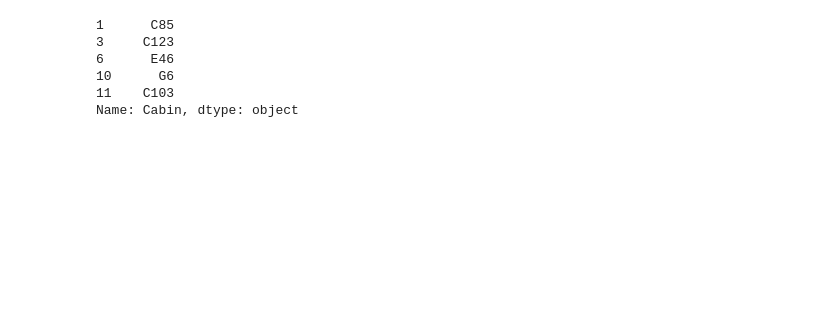
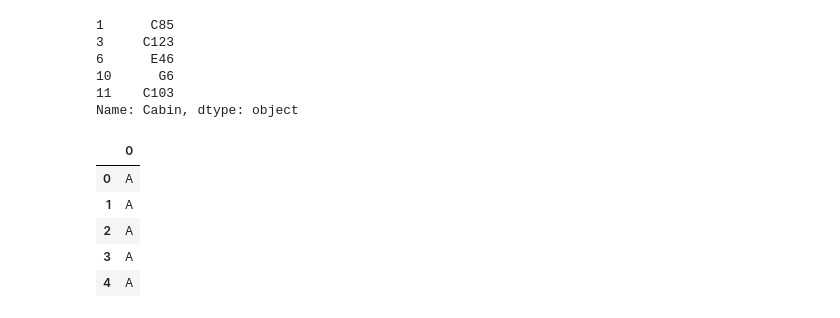
Before and after one commit to hkacmaz/Titanic-Passenger-Survivors, a Jupyter notebook: Titanic Survivors Analysis.ipynb, the cells around one changed output. Drawn from its saved outputs; the diff is of its cells as text; code cells hidden in the pictures; blank space fills up the shorter version.

Commit message:
cabin_df DataFrame created
By using deck DataFrame, 1st dropped unknown deck numbers. Then bey getting first letters 'cabin_df' has been created.

```diff
--- a/Titanic Survivors Analysis.ipynb
+++ b/Titanic Survivors Analysis.ipynb
@@ -147,3 +147,21 @@ deck.head()
 10      G6
 11    C103
 Name: Cabin, dtype: object
+# %%
+levels = []
+
+for level in deck:
+    levels.append(level[0])
+
+levels.sort()
+# %%
+cabin_df = DataFrame(levels)
+# %%
+cabin_df.head()
+# %% [output]
+|  | 0 |
+| 0 | A |
+| 1 | A |
+| 2 | A |
+| 3 | A |
+| 4 | A |
```
Also changed, not shown: parts of 2 cells of this notebook.
